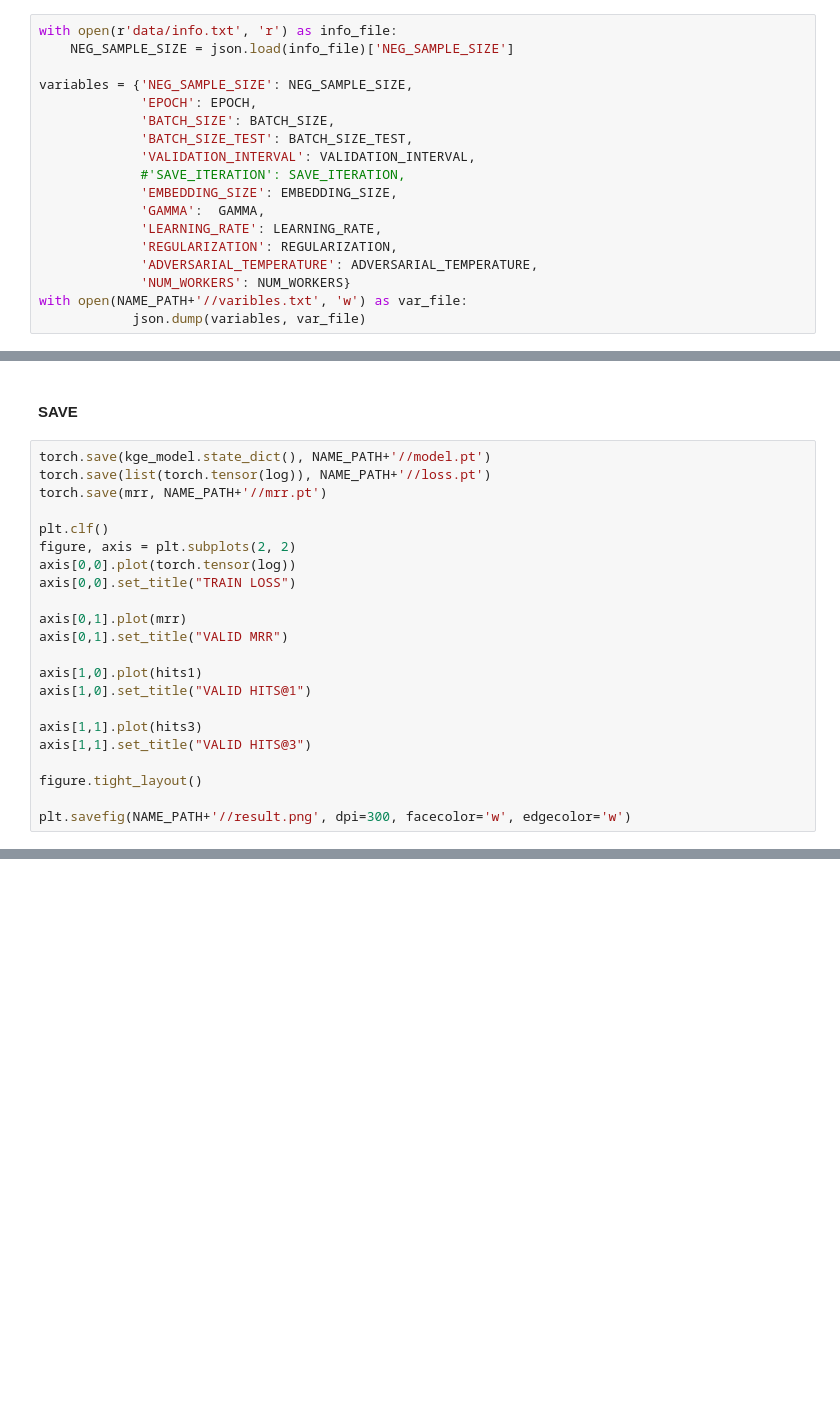
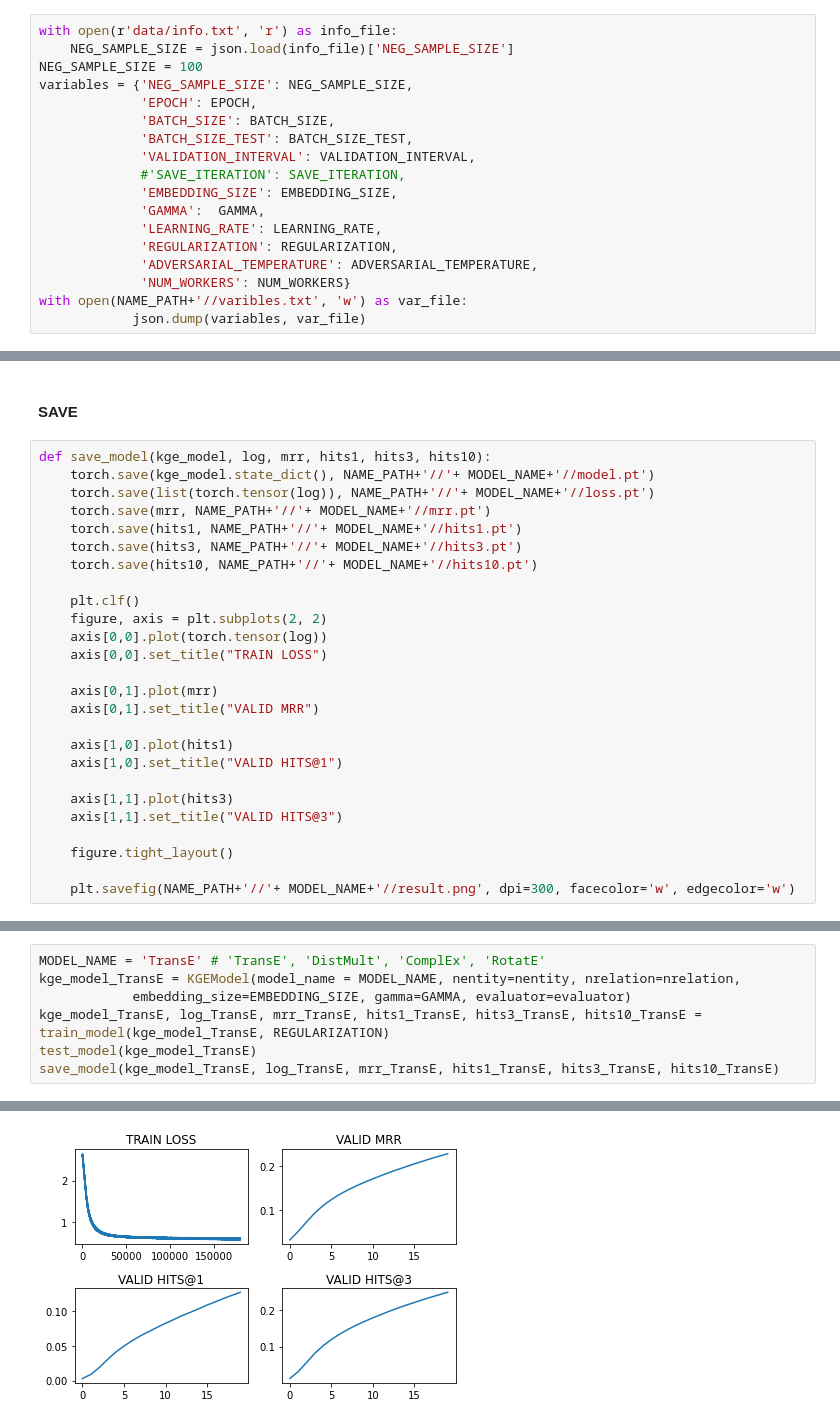
Before and after one commit to eegoro/KGE_link_prediction, a Jupyter notebook: model.ipynb, the cells around one changed output, grey strips where cells are left out. Drawn from its saved outputs; the diff is of its cells as text; blank space fills up the shorter version.

```diff
--- a/model.ipynb
+++ b/model.ipynb
@@ -41,7 +39,7 @@ os.mkdir(NAME_PATH)
 # %%
 with open(r'data/info.txt', 'r') as info_file:
     NEG_SAMPLE_SIZE = json.load(info_file)['NEG_SAMPLE_SIZE']
-
+NEG_SAMPLE_SIZE = 100
 variables = {'NEG_SAMPLE_SIZE': NEG_SAMPLE_SIZE,
              'EPOCH': EPOCH,
              'BATCH_SIZE': BATCH_SIZE,
@@ -337,24 +429,28 @@ print(dict_metrics)
 # %% [markdown]
 #### SAVE
 # %%
-torch.save(kge_model.state_dict(), NAME_PATH+'//model.pt')
-torch.save(list(torch.tensor(log)), NAME_PATH+'//loss.pt')
-torch.save(mrr, NAME_PATH+'//mrr.pt')
+def save_model(kge_model, log, mrr, hits1, hits3, hits10):
+    torch.save(kge_model.state_dict(), NAME_PATH+'//'+ MODEL_NAME+'//model.pt')
+    torch.save(list(torch.tensor(log)), NAME_PATH+'//'+ MODEL_NAME+'//loss.pt')
+    torch.save(mrr, NAME_PATH+'//'+ MODEL_NAME+'//mrr.pt')
+    torch.save(hits1, NAME_PATH+'//'+ MODEL_NAME+'//hits1.pt')
+    torch.save(hits3, NAME_PATH+'//'+ MODEL_NAME+'//hits3.pt')
+    torch.save(hits10, NAME_PATH+'//'+ MODEL_NAME+'//hits10.pt')
 
-plt.clf()
-figure, axis = plt.subplots(2, 2)
-axis[0,0].plot(torch.tensor(log))
-axis[0,0].set_title("TRAIN LOSS")
+    plt.clf()
+    figure, axis = plt.subplots(2, 2)
+    axis[0,0].plot(torch.tensor(log))
+    axis[0,0].set_title("TRAIN LOSS")
 
-axis[0,1].plot(mrr)
-axis[0,1].set_title("VALID MRR")
+    axis[0,1].plot(mrr)
+    axis[0,1].set_title("VALID MRR")
 
-axis[1,0].plot(hits1)
-axis[1,0].set_title("VALID HITS@1")
+    axis[1,0].plot(hits1)
+    axis[1,0].set_title("VALID HITS@1")
 
-axis[1,1].plot(hits3)
-axis[1,1].set_title("VALID HITS@3")
+    axis[1,1].plot(hits3)
+    axis[1,1].set_title("VALID HITS@3")
 
-figure.tight_layout()
+    figure.tight_layout()
 
-plt.savefig(NAME_PATH+'//result.png', dpi=300, facecolor='w', edgecolor='w')
+    plt.savefig(NAME_PATH+'//'+ MODEL_NAME+'//result.png', dpi=300, facecolor='w', edgecolor='w')
@@ -363,0 +459,8 @@ plt.savefig(NAME_PATH+'//result.png', dpi=300, facecolor='w', edgecolor='w')
+# %%
+MODEL_NAME = 'TransE' # 'TransE', 'DistMult', 'ComplEx', 'RotatE'
+kge_model_TransE = KGEModel(model_name = MODEL_NAME, nentity=nentity, nrelation=nrelation,
+            embedding_size=EMBEDDING_SIZE, gamma=GAMMA, evaluator=evaluator)
+kge_model_TransE, log_TransE, mrr_TransE, hits1_TransE, hits3_TransE, hits10_TransE = train_model(kge_model_TransE, REGULARIZATION)
+test_model(kge_model_TransE)
+save_model(kge_model_TransE, log_TransE, mrr_TransE, hits1_TransE, hits3_TransE, hits10_TransE)
+# %% [output]
@@ -363,0 +469 @@ plt.savefig(NAME_PATH+'//result.png', dpi=300, facecolor='w', edgecolor='w')
+[figure, added]
```
Also changed, not shown: parts of 13 cells of this notebook.
